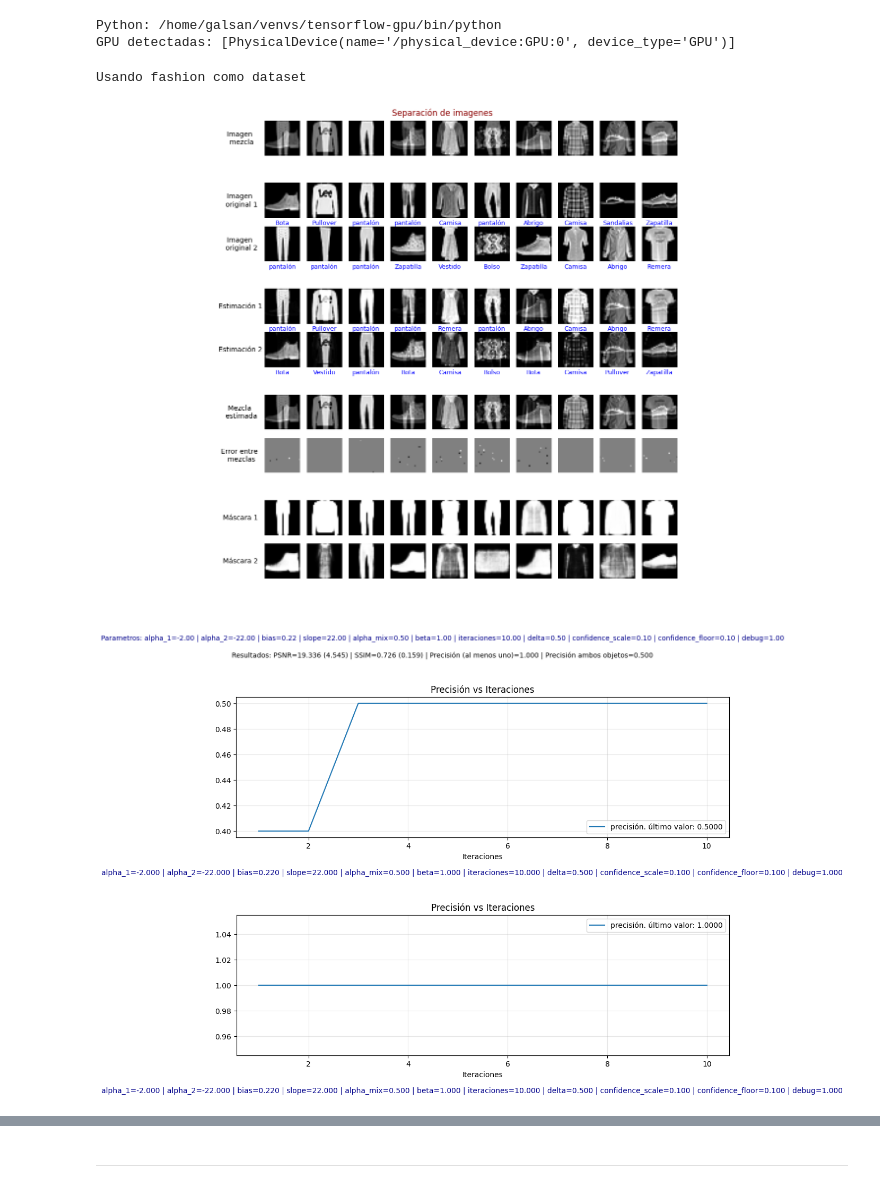
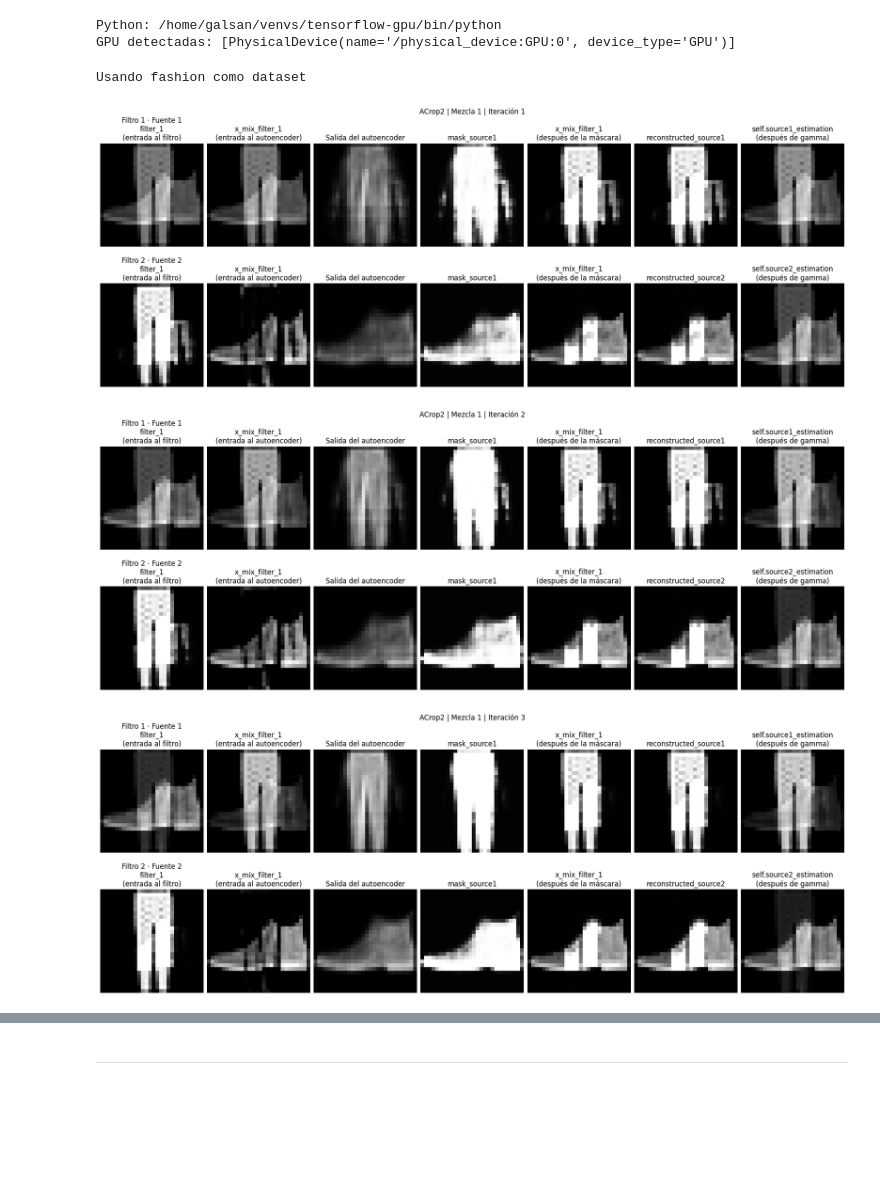
Before and after one commit to SantiagoGalan/CROP_1, a Jupyter notebook: project/experiments/imporve_separation/separation.ipynb, the cells around one changed output, grey strips where cells are left out. Drawn from its saved outputs; the diff is of its cells as text; code cells hidden in the pictures; blank space fills up the shorter version.

Commit message:
simplify crop4 add debuggin images

```diff
--- a/project/experiments/imporve_separation/separation.ipynb
+++ b/project/experiments/imporve_separation/separation.ipynb
@@ -30,7 +30,6 @@ if str(project_root) not in sys.path:
 from project.loader import Loader
 from project.CROP.models.crop2 import Crop2
 from project.CROP.models.crop2_asimetrico import ACrop2
-from project.CROP.models.crop2_reconstruido import Crop2Reconstruido
 from project.CROP.models.crop4 import Crop4
 
 
@@ -39,12 +38,13 @@ SEED = 3333
 DATASET = "fashion"
 N_IMAGES = 10
 ITERATIONS = 10
-LATENT_DIM = 128
-INTERMEDIATE_DIM = 512
+LATENT_DIM = 64
+INTERMEDIATE_DIM = 256
 
 
 tf.keras.utils.set_random_seed(SEED)
-cvae_name = f"int_{INTERMEDIATE_DIM}_lat_{LATENT_DIM}_{DATASET}.keras"
+cvae_name = f"int_{INTERMEDIATE_DIM}_lat_{LATENT_DIM}_beta_0_4_{DATASET}.keras"
+
 cvae = Loader.cvae(model_name=cvae_name)
 predictor = Loader.predictor(model_name=f"CCE_Conv2D_{DATASET}.keras")
 data = Loader.data(dataset=DATASET)
@@ -55,41 +55,37 @@ params = {
     "bias": 0.22,
     "slope": 22,
     "beta": 1.0,
-    "delta":0.5
-    #"gamma":  1.5,
-    #"gamma": 0.17334894739230727,
-
-    #"delta": 0.353,
+    "gamma":0.3
 }
 
-c = Crop4(cvae=cvae, predictor=predictor)
+c = ACrop2(cvae=cvae, predictor=predictor)
 result = c.unmix(
     data["x_test"][:N_IMAGES], data["x_test_1"][:N_IMAGES],
     data["y_test"][:N_IMAGES], data["y_test_1"][:N_IMAGES],
     iterations=ITERATIONS,
     params=params,
     labels=data["labels"],
     show_image=True,
     show_all_curves=True,
     data_save_dir=str(project_root / "project" / "experiments" / "imporve_separation" / "data"),
     notebook_name="separation_crop3_test",
     run_metadata={
         "dataset": DATASET, "cvae": cvae_name, "seed": SEED,
         "variant": "crop3_test",
         "model_module": "crop_2"
     },
     debug=True
 )
 reconstructions = (
     np.array(c.source1_estimation), np.array(c.source2_estimation)
 )
 
 print("\nResultados de crop3_test")
 print({key: result[key] for key in (
     "recon_bpsnr", "ssim", "acc_at_least_one", "acc_both"
 )})
 # %% [output]
 Usando fashion como dataset
-[figure, old version]
+[figure, new version]
-[figure, old version]
+[figure, new version]
-[figure, old version]
+[figure, new version]
```
Also changed, not shown: parts of 2 cells of this notebook, 7 other files.
